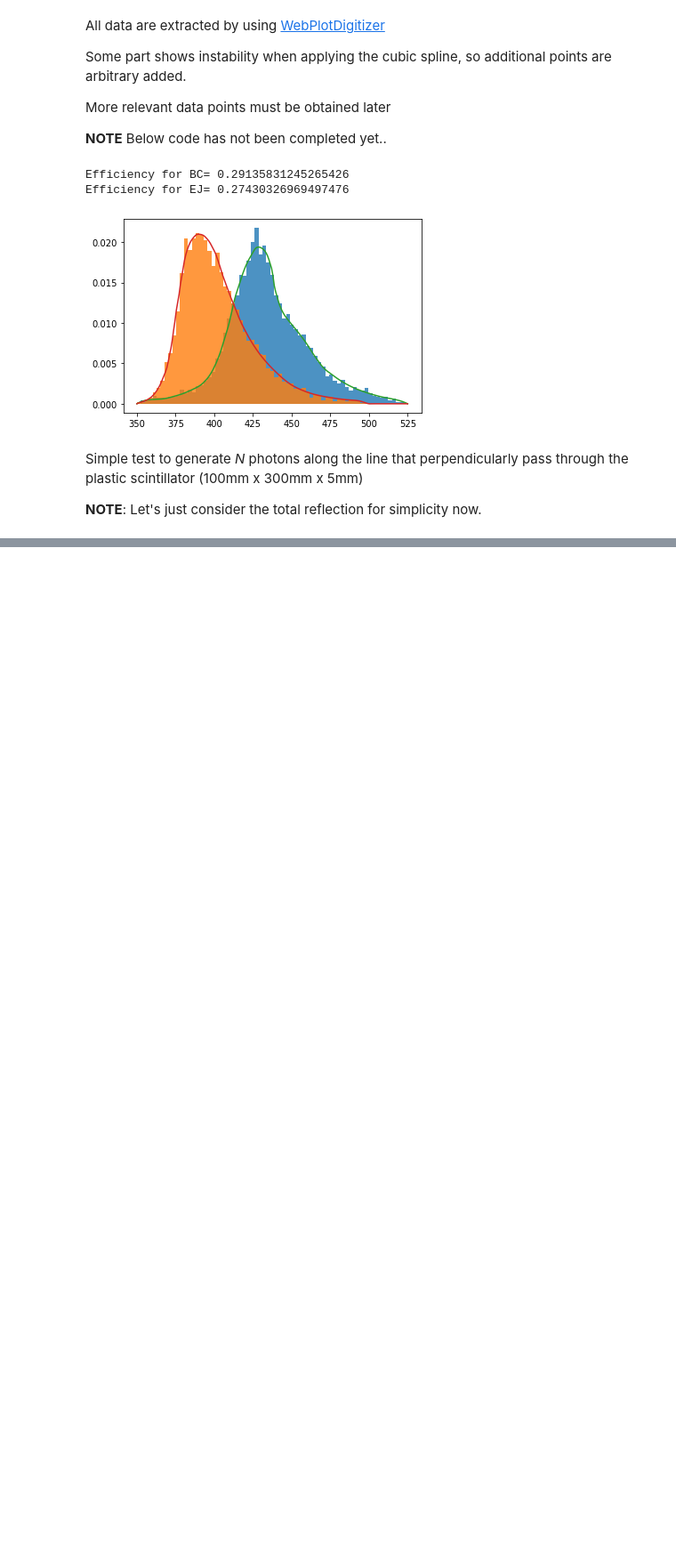
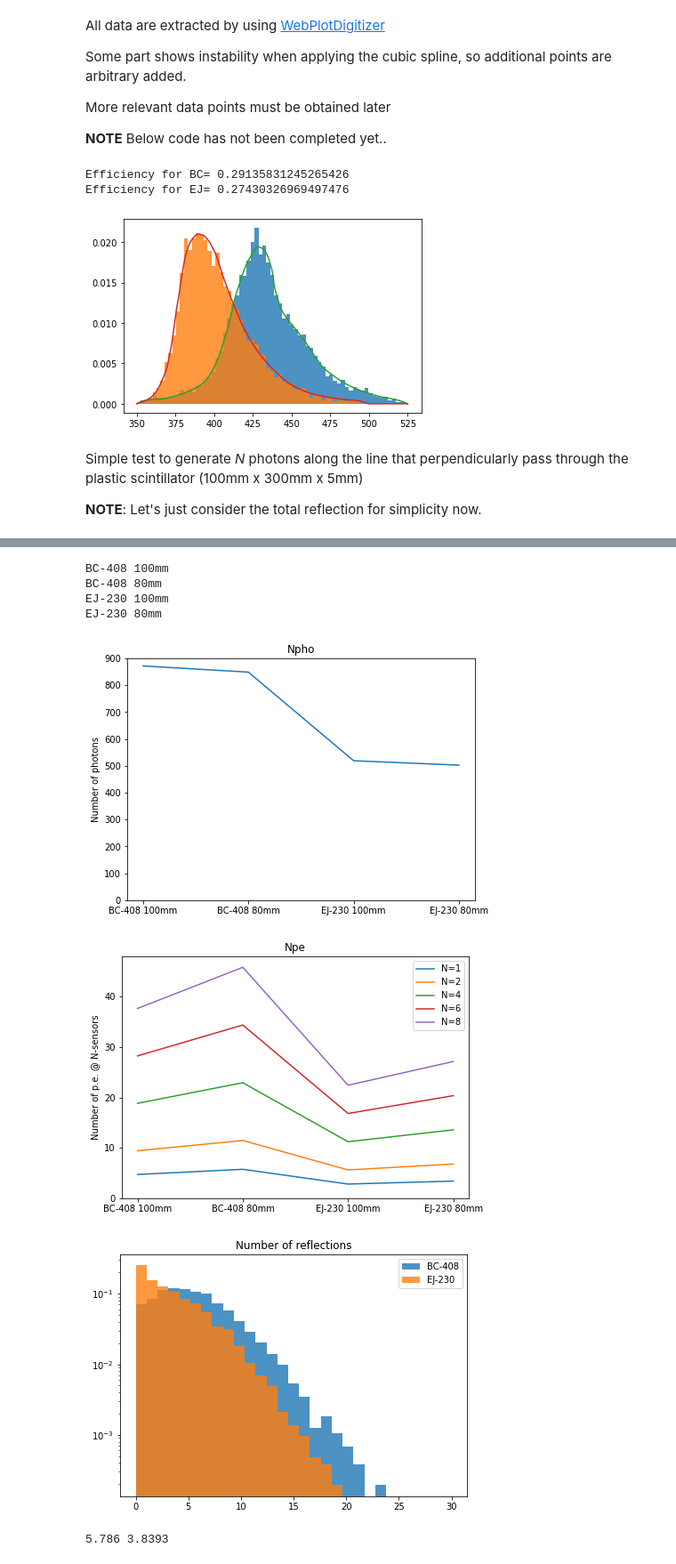
Before and after one commit to yfujii02/work4comet, a Jupyter notebook: SimpleLightPropagationAnalysis.ipynb, the cells around one changed output, grey strips where cells are left out. Shown at 89% size. Cells and saved outputs as stored; diff of their text form; code cells hidden in the pictures; blank space fills up the shorter version.

```diff
--- a/SimpleLightPropagationAnalysis.ipynb
+++ b/SimpleLightPropagationAnalysis.ipynb
@@ -315,0 +292,63 @@ print(np.array(numRefBC).mean(),np.array(numRefEJ).mean())
+# %%
+setstr=['BC-408 100mm','BC-408 80mm', 'EJ-230 100mm', 'EJ-230 80mm']
+nsensors=8 ### Yet an arbitrary number..
+pde=0.3    ### Roughly determined by Hamamatsu's datasheet
+narrph=np.zeros(4)
+ndetph1=np.zeros(4)
+ndetph2=np.zeros(4)
+ndetph4=np.zeros(4)
+ndetph6=np.zeros(4)
+ndetph8=np.zeros(4)
+for iset in range(4):
+    print(setstr[iset])
+    #print('*** NumPho and at both of z ends ***')
+    #print(narriveZ[2*iset],narriveZ[2*iset+1])
+    areaFrac=3*3/(100*5)
+    if iset%2==1:
+        areaFrac=3*3/(80*5) # for smaller width counter
+
+    #print('Area fraction / AF*PDE / Num. photons at the end / Num. p.e. at the sensor')
+    narrph[iset]=(narriveZ[2*iset]+narriveZ[2*iset+1])/2.0/nev*dE2L[int(iset/2)]
+    ndetph1[iset]=areaFrac*pde*(narrph[iset])
+    ndetph2[iset]=2*areaFrac*pde*(narrph[iset])
+    ndetph4[iset]=4*areaFrac*pde*(narrph[iset])
+    ndetph6[iset]=6*areaFrac*pde*(narrph[iset])
+    ndetph8[iset]=8*areaFrac*pde*(narrph[iset])
+    #print(areaFrac,pde,areaFrac*pde,narrph[iset],ndetph[iset])
+
+fig = plt.figure(figsize=(7,5))
+plt.title('Npho')
+plt.ylim(0,900)
+plt.ylabel('Number of photons')
+plt.plot(setstr,narrph)
+
+fig = plt.figure(figsize=(7,5))
+plt.title('Npe')
+plt.ylim(0,48)
+plt.ylabel('Number of p.e. @ N-sensors')
+plt.plot(setstr,ndetph1,label='N=1')
+plt.plot(setstr,ndetph2,label='N=2')
+plt.plot(setstr,ndetph4,label='N=4')
+plt.plot(setstr,ndetph6,label='N=6')
+plt.plot(setstr,ndetph8,label='N=8')
+plt.legend(loc='upper right')
+
+fig = plt.figure(figsize=(7,5))
+xbin=np.linspace(0,30,30)
+plt.title('Number of reflections')
+plt.hist(numRefBC,bins=xbin,density=True,alpha=0.8,label='BC-408')
+plt.hist(numRefEJ,bins=xbin,density=True,alpha=0.8,label='EJ-230')
+plt.legend(loc='upper right')
+plt.yscale('Log')
+plt.show()
+
+print(np.array(numRefBC).mean(),np.array(numRefEJ).mean())
+# %% [output]
+BC-408 100mm
+BC-408 80mm
+EJ-230 100mm
+EJ-230 80mm
+[figure, added]
+[figure, added]
+[figure, added]
+5.786 3.8393
```
Also changed, not shown: parts of 3 cells of this notebook, 2 other files.
